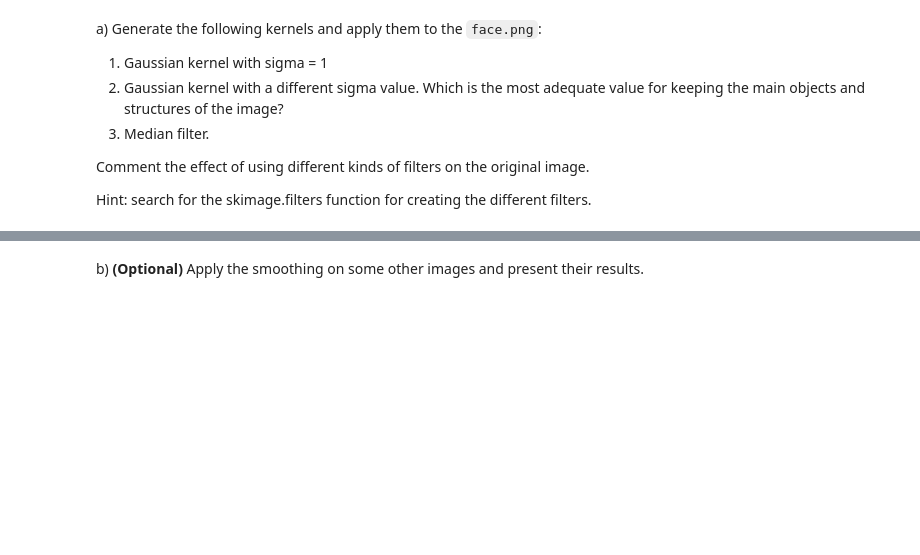
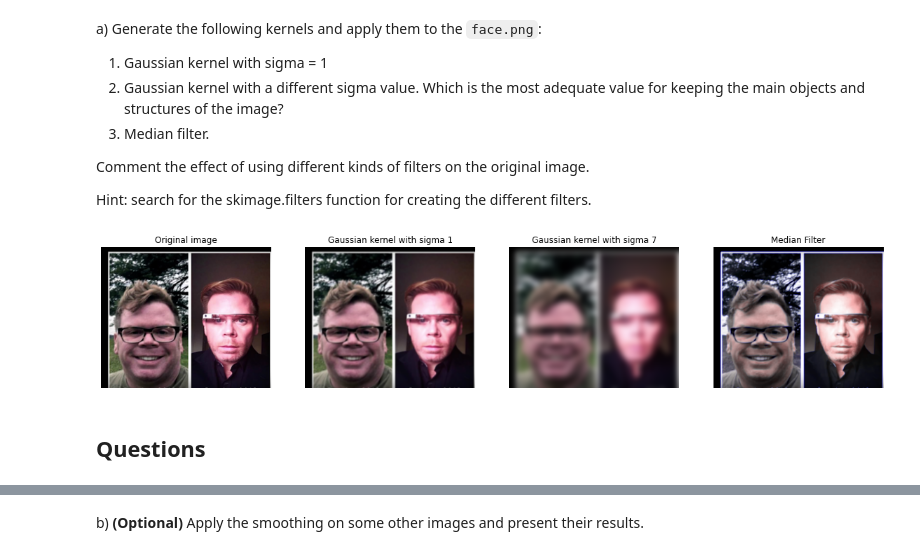
Before and after one commit to laurentiuNedelcu/va-laboratori, a Jupyter notebook: p2/p2/p2_2020-2021.ipynb, the cells around one changed output, grey strips where cells are left out. Saved outputs shown, nothing was run; the diff lists cells and outputs as text; code cells hidden in the pictures; blank space fills up the shorter version.

```diff
--- a/p2/p2/p2_2020-2021.ipynb
+++ b/p2/p2/p2_2020-2021.ipynb
@@ -343,0 +430,22 @@ Hint: search for the skimage.filters function for creating the different filters
+# %%
+# Load image
+face_img = io.imread("images/face.png")
+
+# First we will use a gaussian filter with sigma equals to 1
+sigma_1 = filters.gaussian(face_img, 1, multichannel=True) # We are using rgb
+
+# Moreover we will use a gaussian filter with sigma equals to 7
+sigma_7 = filters.gaussian(face_img, 7, multichannel=True)
+
+# Lastly we are using the median filter
+med_filter = filters.median(face_img)
+
+# Display images
+plot_in_order(images=[face_img, sigma_1, sigma_7, med_filter],
+              titles=["Original image", "Gaussian kernel with sigma 1", "Gaussian kernel with sigma 7",
+                      "Median Filter"],
+        gray=[True, True, True, True], rows=1, cols=4)
+# %% [output]
+[figure, added]
+# %% [markdown]
+## Questions
```
Also changed, not shown: parts of 18 cells of this notebook, 1 other file.
